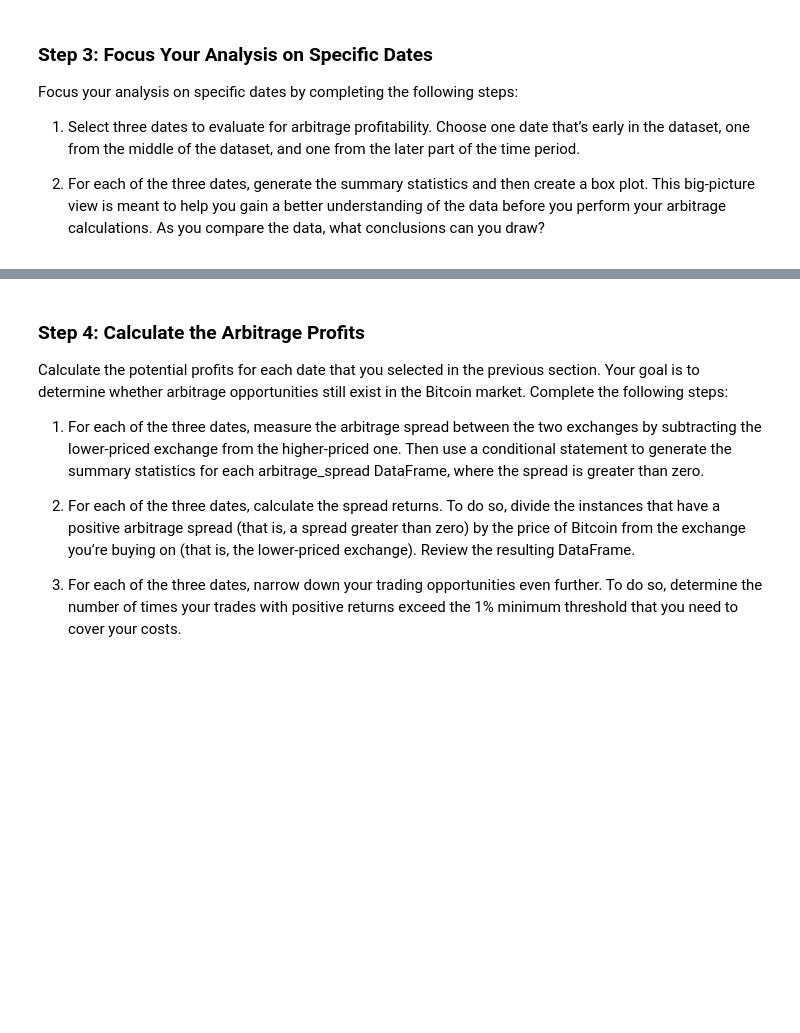
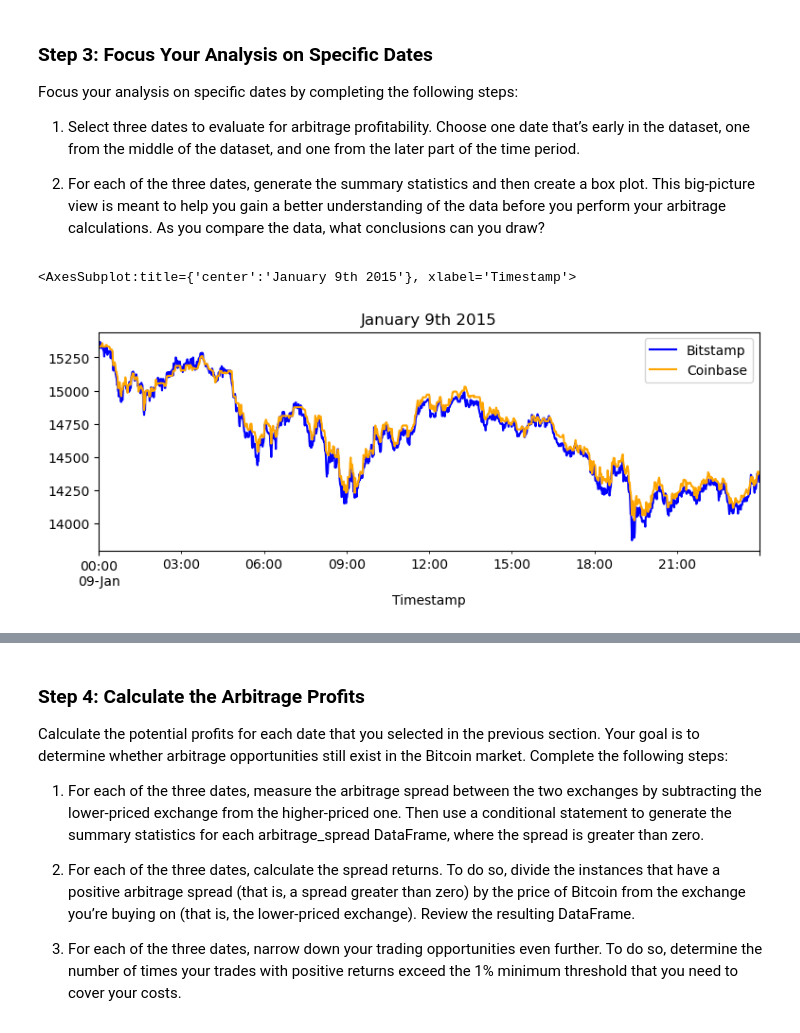
Before and after one commit to AndrewRBader/challenge-3, a Jupyter notebook: Starter_Code/crypto_arbitrage.ipynb, the cells around one changed output, grey strips where cells are left out. Saved outputs shown, nothing was run; the diff lists cells and outputs as text; code cells hidden in the pictures; blank space fills up the shorter version.

```diff
--- a/Starter_Code/crypto_arbitrage.ipynb
+++ b/Starter_Code/crypto_arbitrage.ipynb
@@ -405,14 +405,17 @@ Focus your analysis on specific dates by completing the following steps:
 # %%
 # Create an overlay plot that visualizes the two dataframes over a period of one day early in the dataset.
 # Be sure that the plots include the parameters `legend`, `figsize`, `title`, `color` and `label`
 # YOUR CODE HERE
 
-# selecting one month period later in the dataset
-bitstamp['Close'].loc['2018-03-01' : '2018-04-01'].plot(
-    legend=True, figsize=(15, 10), title="January 2015", color="blue", label="Bitstamp")
+# selecting early day in the dataset
+bitstamp['Close'].loc['2018-01-09'].plot(
+    legend=True, figsize=(9, 3), title="January 9th 2018", color="blue", label="Bitstamp")
 # specifying coinbase selection for overlay plot
-coinbase['Close'].loc['2018-03-01' : '2018-04-01'].plot(
-    legend=True, figsize=(15, 10), color="orange", label="Coinbase")
+coinbase['Close'].loc['2018-01-09'].plot(
+    legend=True, figsize=(9, 3), color="orange", label="Coinbase")
+# %% [output]
+<AxesSubplot:title={'center':'January 9th 2015'}, xlabel='Timestamp'>
+[figure, added]
 # %%
 # Using the early date that you have selected, calculate the arbitrage spread
 # by subtracting the bitstamp lower closing prices from the coinbase higher closing prices
```
Also changed, not shown: parts of 3 cells of this notebook.
